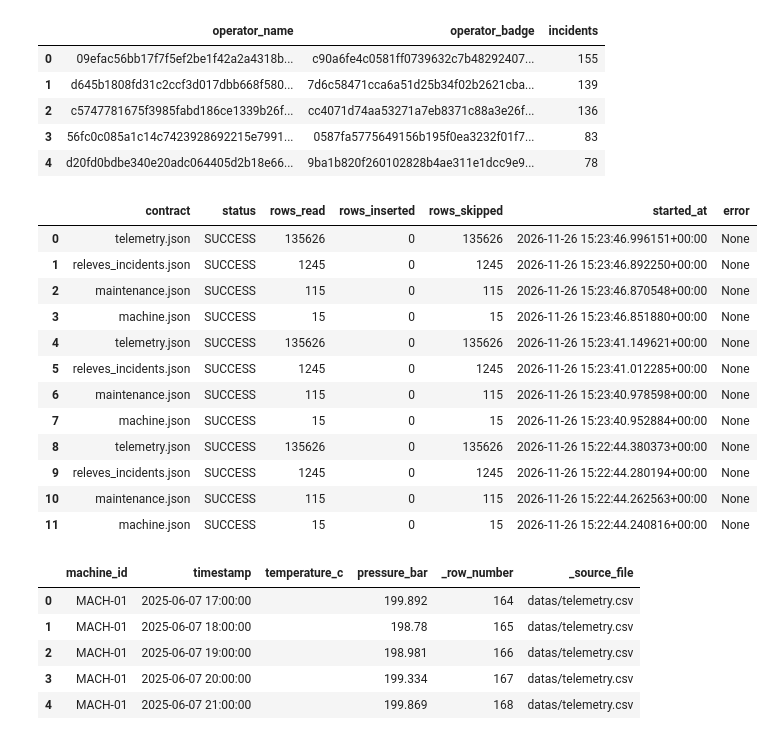
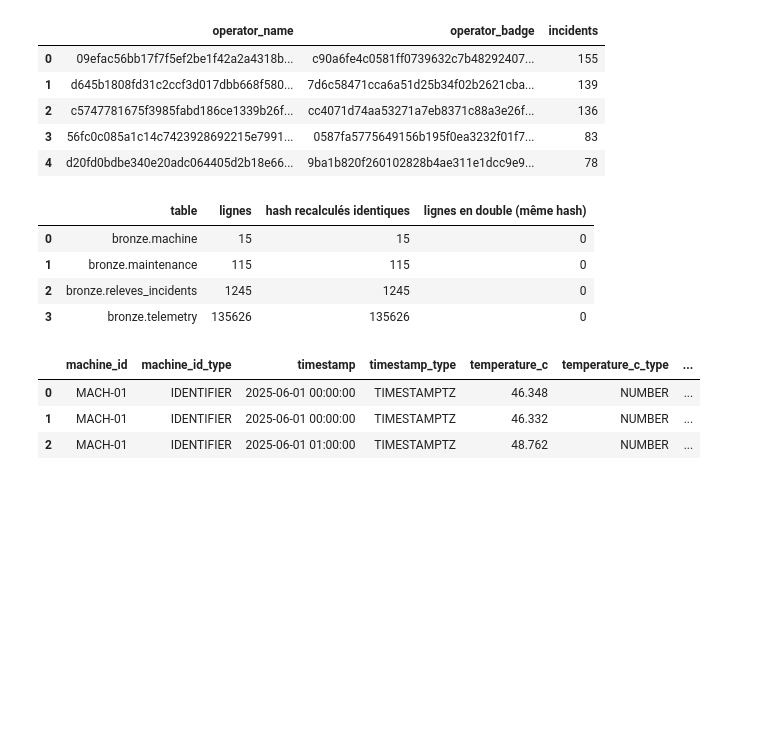
Before and after one commit to Xeliphmede/indusense, a Jupyter notebook: bronze.ipynb, the cells around one changed output. Cells and saved outputs as stored; diff of their text form; code cells hidden in the pictures; blank space fills up the shorter version.

```diff
--- a/bronze.ipynb
+++ b/bronze.ipynb
@@ -376,34 +392,32 @@ stored.head()
 | 3 | 56fc0c085a1c14c7423928692215e7991... | 0587fa5775649156b195f0ea3232f01f7... | 83 |
 | 4 | d20fd0bdbe340e20adc064405d2b18e66... | 9ba1b820f260102828b4ae311e1dcc9e9... | 78 |
 # %%
-pd.read_sql("""
-    SELECT contract, status, rows_read, rows_inserted, rows_skipped, started_at, error
-    FROM bronze._ingestion_batch ORDER BY started_at DESC LIMIT 12
-""", engine)
+from indusense.bronze.fingerprint import row_fingerprint
+
+summary = []
+with engine.connect() as conn:
+    for contract in contracts.values():
+        table = f"bronze.{contract['target']['table']}"
+        columns = [c["target_name"] for c in contract["columns"]]
+        rows = conn.execute(text(f"SELECT hash, {', '.join(f'\"{c}\"' for c in columns)} FROM {table}")).all()
+        hashes = [row[0] for row in rows]
+        summary.append({"table": table, "lignes": len(rows),
+                        "hash recalculés identiques": sum(row[0] == row_fingerprint(row[1:]) for row in rows),
+                        "lignes en double (même hash)": len(hashes) - len(set(hashes))})
+summary = pd.DataFrame(summary)
+display(summary)
+assert (summary["lignes"] == summary["hash recalculés identiques"]).all()
 # %% [output]
-|  | contract | status | rows_read | rows_inserted | rows_skipped | started_at | error |
-| 0 | telemetry.json | SUCCESS | 135626 | 0 | 135626 | 2026-11-26 15:23:46.996151+00:00 | None |
-| 1 | releves_incidents.json | SUCCESS | 1245 | 0 | 1245 | 2026-11-26 15:23:46.892250+00:00 | None |
-| 2 | maintenance.json | SUCCESS | 115 | 0 | 115 | 2026-11-26 15:23:46.870548+00:00 | None |
-| 3 | machine.json | SUCCESS | 15 | 0 | 15 | 2026-11-26 15:23:46.851880+00:00 | None |
-| 4 | telemetry.json | SUCCESS | 135626 | 0 | 135626 | 2026-11-26 15:23:41.149621+00:00 | None |
-| 5 | releves_incidents.json | SUCCESS | 1245 | 0 | 1245 | 2026-11-26 15:23:41.012285+00:00 | None |
-| 6 | maintenance.json | SUCCESS | 115 | 0 | 115 | 2026-11-26 15:23:40.978598+00:00 | None |
-| 7 | machine.json | SUCCESS | 15 | 0 | 15 | 2026-11-26 15:23:40.952884+00:00 | None |
-| 8 | telemetry.json | SUCCESS | 135626 | 0 | 135626 | 2026-11-26 15:22:44.380373+00:00 | None |
-| 9 | releves_incidents.json | SUCCESS | 1245 | 0 | 1245 | 2026-11-26 15:22:44.280194+00:00 | None |
-| 10 | maintenance.json | SUCCESS | 115 | 0 | 115 | 2026-11-26 15:22:44.262563+00:00 | None |
-| 11 | machine.json | SUCCESS | 15 | 0 | 15 | 2026-11-26 15:22:44.240816+00:00 | None |
+|  | table | lignes | hash recalculés identiques | lignes en double (même hash) |
+| 0 | bronze.machine | 15 | 15 | 0 |
+| 1 | bronze.maintenance | 115 | 115 | 0 |
+| 2 | bronze.releves_incidents | 1245 | 1245 | 0 |
+| 3 | bronze.telemetry | 135626 | 135626 | 0 |
 # %%
-# Aperçu : les valeurs vides de la source restent des chaînes vides
-pd.read_sql("""
-    SELECT machine_id, timestamp, temperature_c, pressure_bar, _row_number, _source_file
-    FROM bronze.telemetry WHERE temperature_c = '' ORDER BY _row_number LIMIT 5
-""", engine)
+# Une ligne de télémétrie : chaque colonne suivie de son type, puis l'empreinte de la ligne
+pd.read_sql("SELECT * FROM bronze.telemetry ORDER BY _row_number LIMIT 3", engine)
 # %% [output]
-|  | machine_id | timestamp | temperature_c | pressure_bar | _row_number | _source_file |
-| 0 | MACH-01 | 2025-06-07 17:00:00 |  | 199.892 | 164 | datas/telemetry.csv |
-| 1 | MACH-01 | 2025-06-07 18:00:00 |  | 198.78 | 165 | datas/telemetry.csv |
-| 2 | MACH-01 | 2025-06-07 19:00:00 |  | 198.981 | 166 | datas/telemetry.csv |
-| 3 | MACH-01 | 2025-06-07 20:00:00 |  | 199.334 | 167 | datas/telemetry.csv |
-| 4 | MACH-01 | 2025-06-07 21:00:00 |  | 199.869 | 168 | datas/telemetry.csv |
+|  | machine_id | machine_id_type | timestamp | timestamp_type | temperature_c | temperature_c_type | ... |
+| 0 | MACH-01 | IDENTIFIER | 2025-06-01 00:00:00 | TIMESTAMPTZ | 46.348 | NUMBER | ... |
+| 1 | MACH-01 | IDENTIFIER | 2025-06-01 00:00:00 | TIMESTAMPTZ | 46.332 | NUMBER | ... |
+| 2 | MACH-01 | IDENTIFIER | 2025-06-01 01:00:00 | TIMESTAMPTZ | 48.762 | NUMBER | ... |
```
Also changed, not shown: parts of 17 cells of this notebook, 11 other files.
